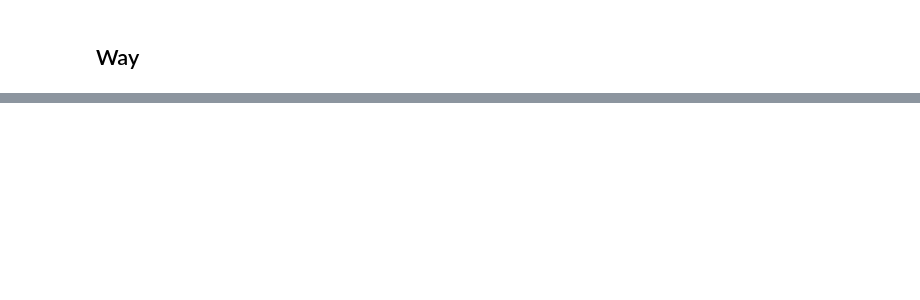
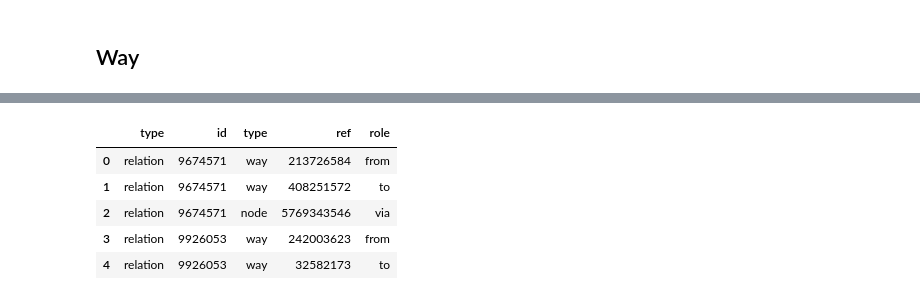
Before and after one commit to An-Sadek/HCM_IOT_GNN, a Jupyter notebook: preprocess/osm_consitency_2020_07_03.ipynb, the cells around one changed output, grey strips where cells are left out. Saved outputs shown, nothing was run; the diff lists cells and outputs as text; code cells hidden in the pictures; blank space fills up the shorter version.

```diff
--- a/preprocess/osm_consitency_2020_07_03.ipynb
+++ b/preprocess/osm_consitency_2020_07_03.ipynb
@@ -221,0 +271,21 @@ print(len(inter_osm_train_edges))
+# %%
+# Tách mỗi member thành một dòng
+df_exploded = osm_relation_df.explode('members').reset_index(drop=True)
+
+# Tách dict trong members thành nhiều cột
+member_df = pd.json_normalize(df_exploded['members'])
+
+# Kếtmember_dfhợp lại với thông tin relation
+member_df = pd.concat([
+    df_exploded[['type', 'id']].reset_index(drop=True),
+    member_df
+], axis=1)
+
+member_df.head()
+# %% [output]
+|  | type | id | type | ref | role |
+| 0 | relation | 9674571 | way | 213726584 | from |
+| 1 | relation | 9674571 | way | 408251572 | to |
+| 2 | relation | 9674571 | node | 5769343546 | via |
+| 3 | relation | 9926053 | way | 242003623 | from |
+| 4 | relation | 9926053 | way | 32582173 | to |
```
Also changed, not shown: parts of 16 cells of this notebook, 2 other files.
